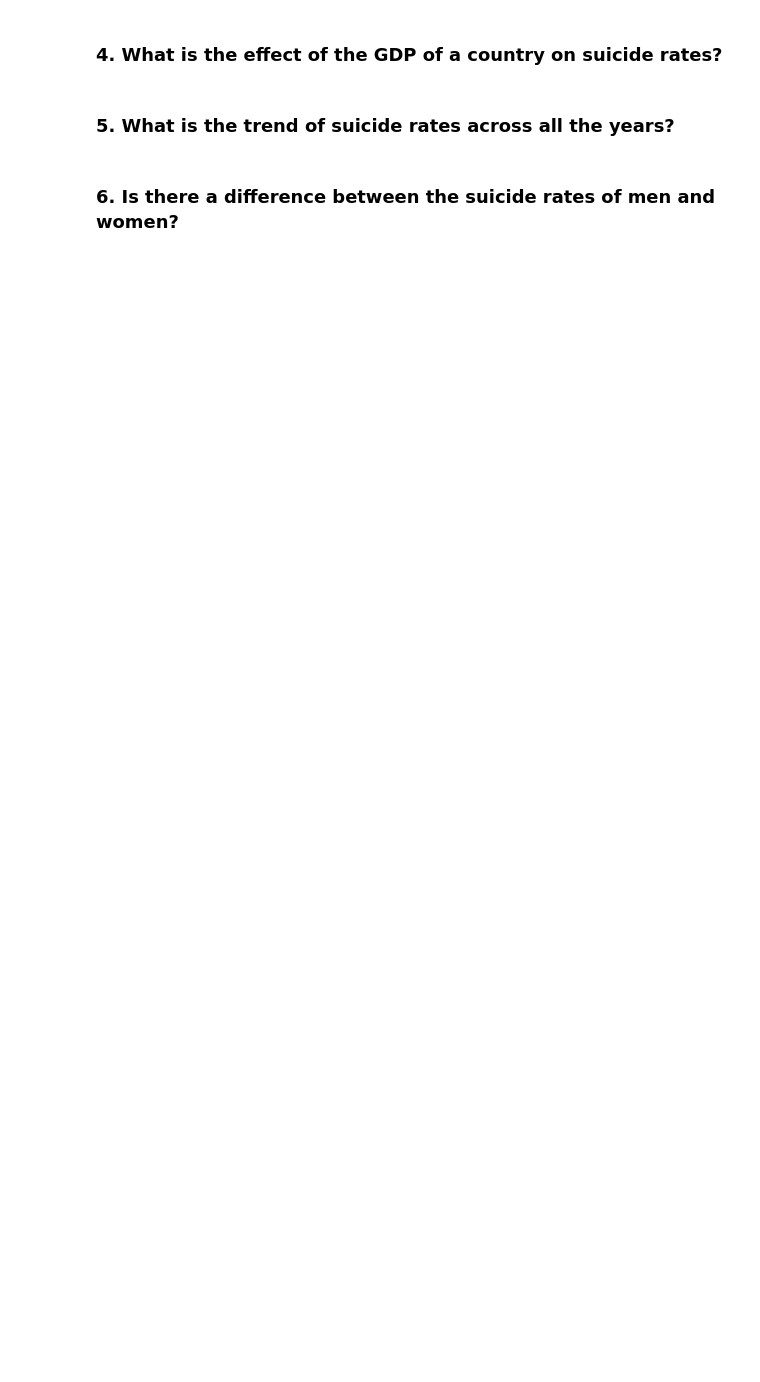
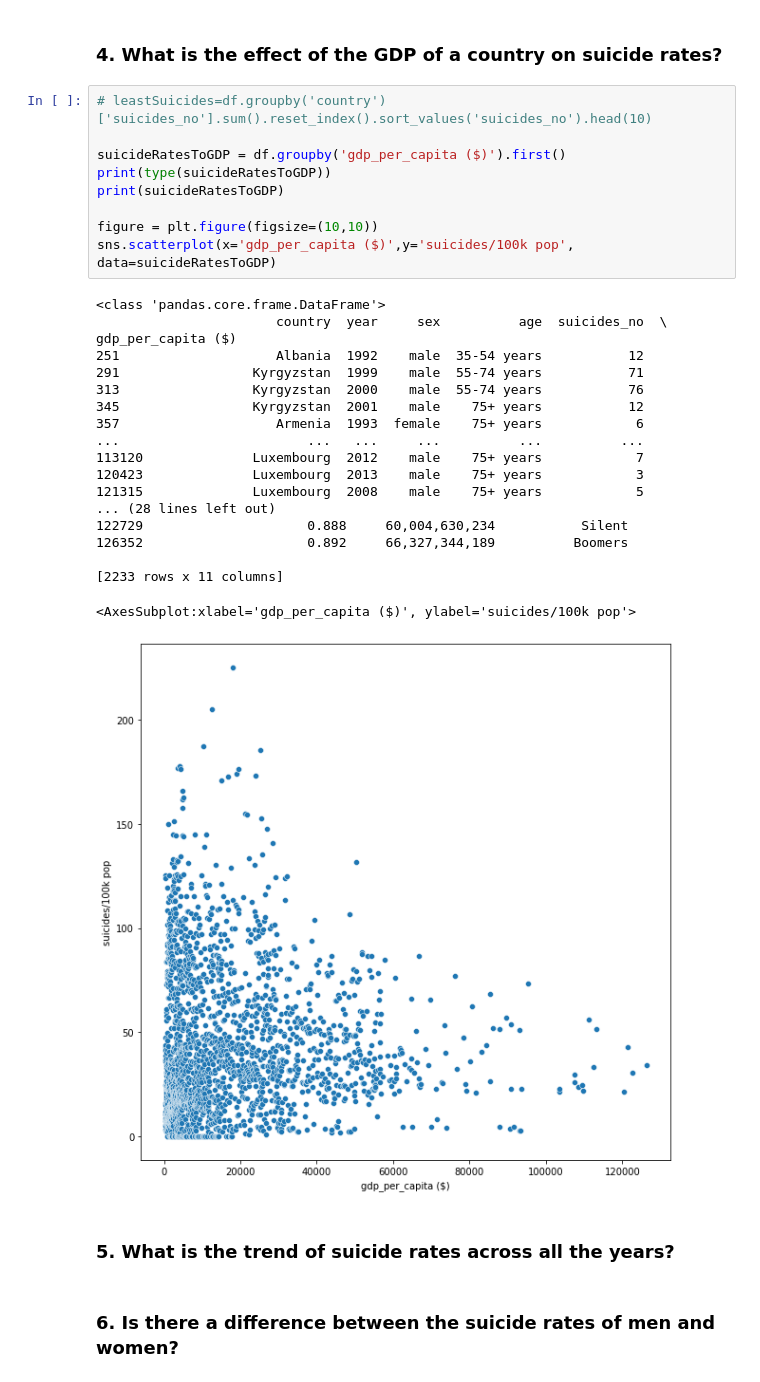
Before and after one commit to AlexHamn/suicide-rates-case-study, a Jupyter notebook: suicideRates.ipynb, the cells around one changed output. Cells and saved outputs as stored; diff of their text form; blank space fills up the shorter version.

```diff
--- a/suicideRates.ipynb
+++ b/suicideRates.ipynb
@@ -201,5 +255,34 @@ leastSuicides.plot(x='country',y='suicides_no',kind='bar')
 # %% [markdown]
 ### 4. What is the effect of the GDP of a country on suicide rates?
+# %%
+# leastSuicides=df.groupby('country')['suicides_no'].sum().reset_index().sort_values('suicides_no').head(10)
+
+suicideRatesToGDP = df.groupby('gdp_per_capita ($)').first()
+print(type(suicideRatesToGDP))
+print(suicideRatesToGDP)
+
+figure = plt.figure(figsize=(10,10))
+sns.scatterplot(x='gdp_per_capita ($)',y='suicides/100k pop', data=suicideRatesToGDP)
+# %% [output]
+<class 'pandas.core.frame.DataFrame'>
+                       country  year     sex          age  suicides_no  \
+gdp_per_capita ($)
+251                    Albania  1992    male  35-54 years           12
+291                 Kyrgyzstan  1999    male  55-74 years           71
+313                 Kyrgyzstan  2000    male  55-74 years           76
+345                 Kyrgyzstan  2001    male    75+ years           12
+357                    Armenia  1993  female    75+ years            6
+...                        ...   ...     ...          ...          ...
+113120              Luxembourg  2012    male    75+ years            7
+120423              Luxembourg  2013    male    75+ years            3
+121315              Luxembourg  2008    male    75+ years            5
+... (28 lines left out)
+122729                     0.888     60,004,630,234           Silent
+126352                     0.892     66,327,344,189          Boomers
+
+[2233 rows x 11 columns]
+<AxesSubplot:xlabel='gdp_per_capita ($)', ylabel='suicides/100k pop'>
+[figure, added]
 # %% [markdown]
 ### 5. What is the trend of suicide rates across all the years?
 # %% [markdown]
```
Also changed, not shown: parts of 6 cells of this notebook.
